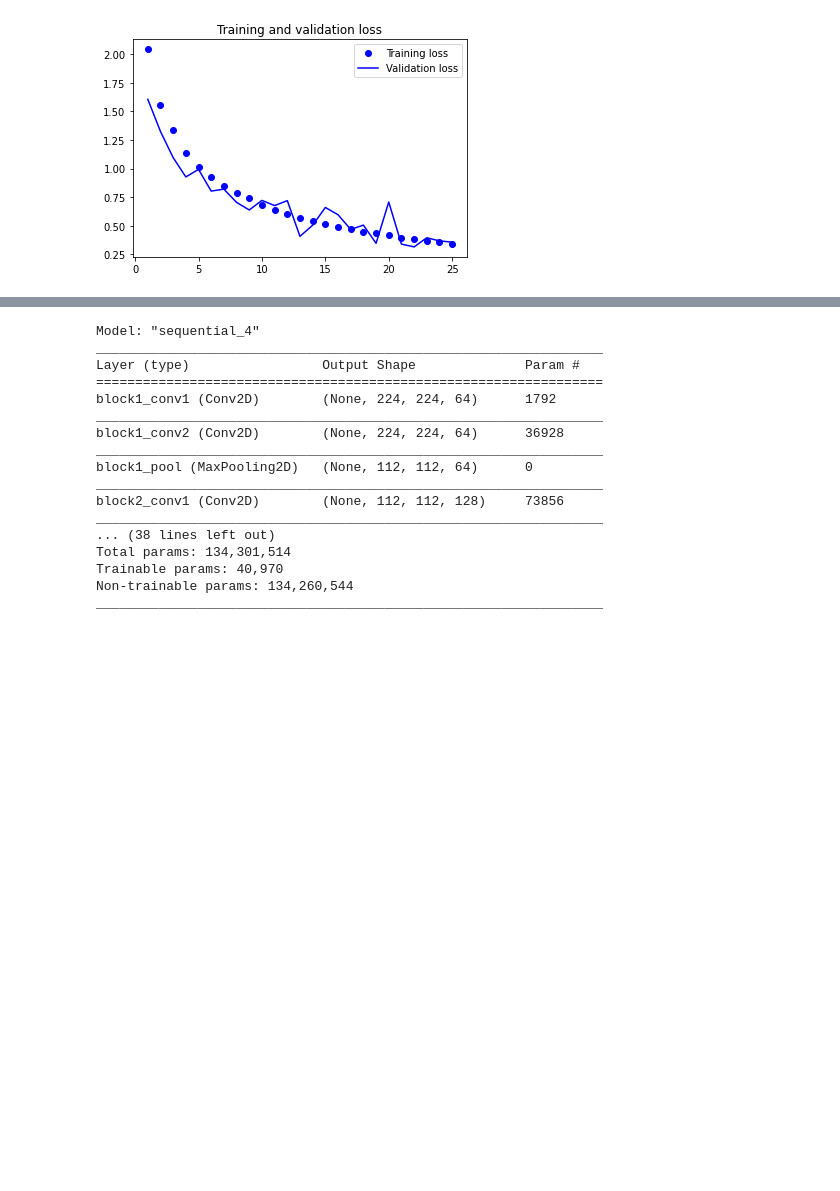
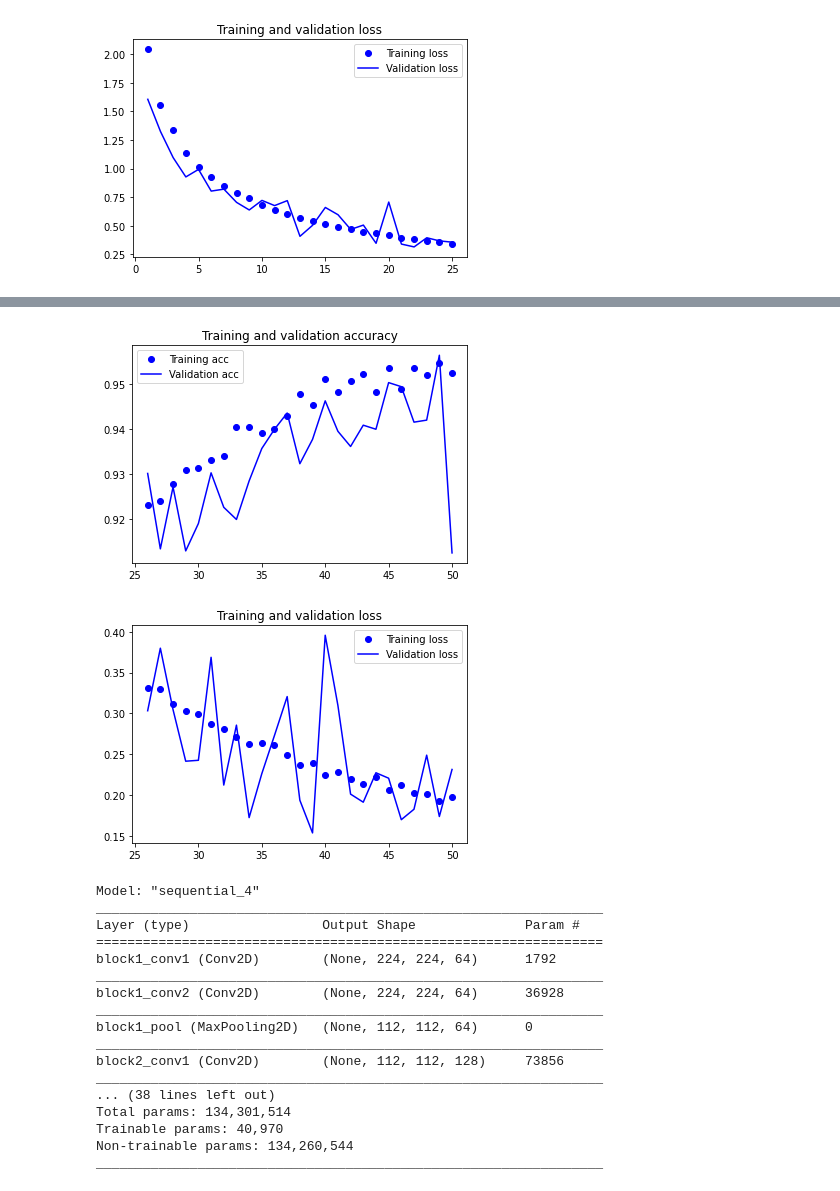
Before and after one commit to Haoyanz/CS175, a Jupyter notebook: DistractedDriver.ipynb, the cells around one changed output, grey strips where cells are left out. Saved outputs shown, nothing was run; the diff lists cells and outputs as text; code cells hidden in the pictures; blank space fills up the shorter version.

```diff
--- a/DistractedDriver.ipynb
+++ b/DistractedDriver.ipynb
@@ -200,3 +200,10 @@ plt.show()
 # %% [output]
 [figure]
 [figure]
+# %%
+history2 = model.fit_generator(train_generator,
+                              steps_per_epoch = 17943//64,
+                              validation_data = val_generator,
+                              validation_steps = 4481//64,
+                              epochs = 25,
+                              verbose = 1)
@@ -203,3 +228,23 @@ plt.show()
+# %%
+# Plot
+acc = history2.history['accuracy']
+val_acc = history2.history['val_accuracy']
+loss = history2.history['loss']
+val_loss = history2.history['val_loss']
+epochs = range(26, len(acc) + 26)
+plt.plot(epochs, acc, 'bo', label='Training acc')
+plt.plot(epochs, val_acc, 'b', label='Validation acc')
+plt.title('Training and validation accuracy')
+plt.legend()
+plt.figure()
+plt.plot(epochs, loss, 'bo', label='Training loss')
+plt.plot(epochs, val_loss, 'b', label='Validation loss')
+plt.title('Training and validation loss')
+plt.legend()
+plt.show()
+# %% [output]
+[figure, added]
+[figure, added]
 # %%
 # initialize our own sequential model
 model_v2 = Sequential()
```
Also changed, not shown: parts of 1 cell of this notebook.
